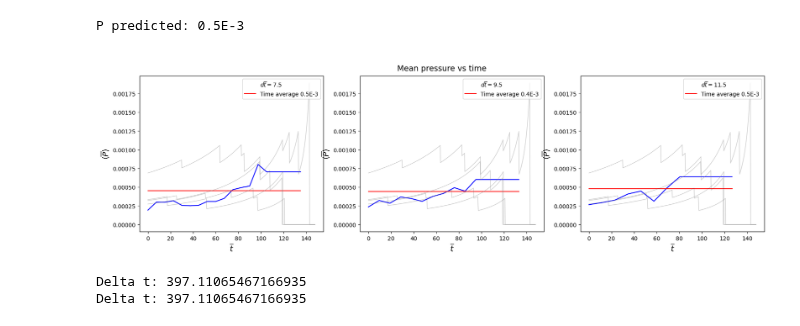
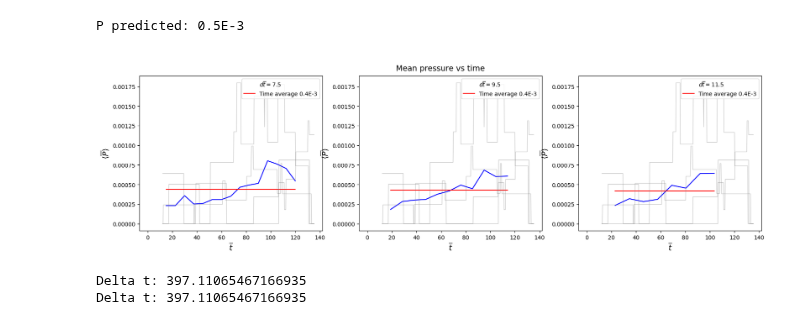
Before and after one commit to AndresGuarin/JupyterCodes, a Jupyter notebook: Computational Physics/LennardJonesGas/main.ipynb, the cells around one changed output. Saved outputs shown, nothing was run; the diff lists cells and outputs as text; code cells hidden in the pictures.

```diff
--- a/Computational Physics/LennardJonesGas/main.ipynb
+++ b/Computational Physics/LennardJonesGas/main.ipynb
@@ -140,10 +140,10 @@ P predicted: 0.5E-3
 # %%
 #Ldt = [60*h, 80*h, 100*h]
 Ldt = [150*h, 190*h, 230*h]
-press.plot_pressure_line(s,time,box,Ldt,h,date=date,save=True)
+press.plot_pressure_line(s,time,box,Ldt,h,w2=100,date=date,save=True)
 plt.show()
 # %% [output]
-[figure, old version]
+[figure, new version]
 # %%
 print(f'Delta t: {2*box[0]/np.max(np.abs(Vx0))}')
 print(f'Delta t: {2*box[0]/np.max(np.abs(Vx0))}')
```
Also changed, not shown: parts of 2 cells of this notebook, 10 other files.
